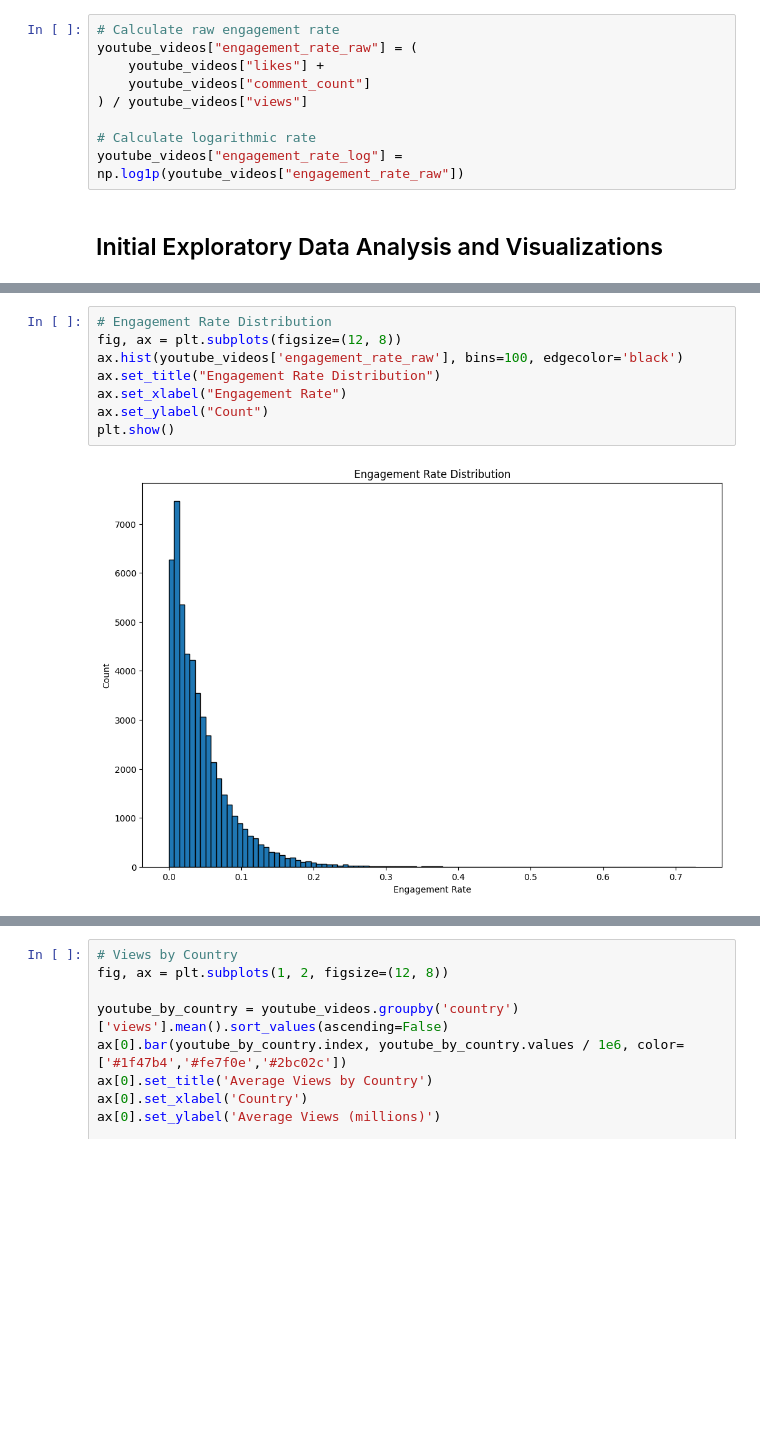
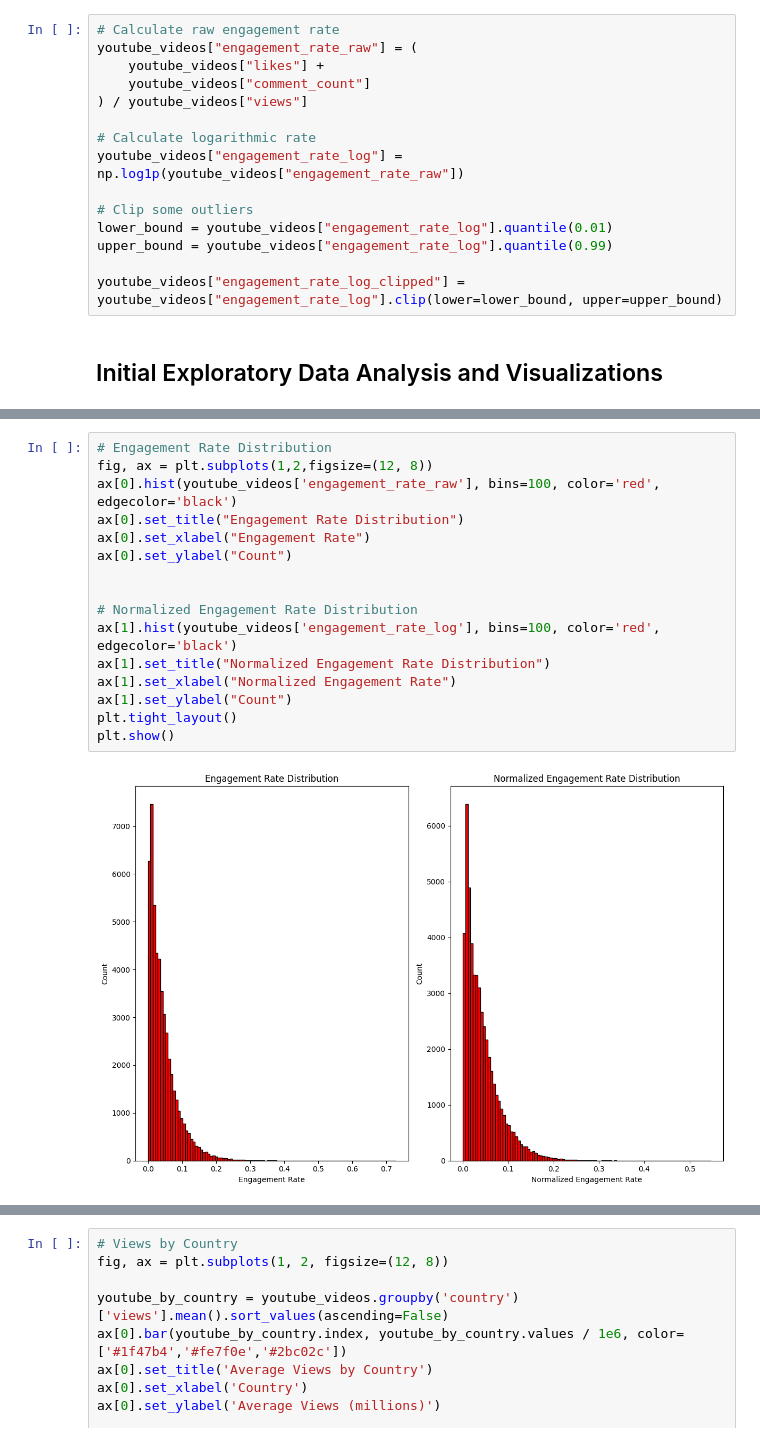
Before and after one commit to Mamaril-Jeremy/DTSC-691-Project, a Jupyter notebook: notebooks/youtube_eng_predictor.ipynb, the cells around one changed output, grey strips where cells are left out. Saved outputs shown, nothing was run; the diff lists cells and outputs as text; blank space fills up the shorter version.

```diff
--- a/notebooks/youtube_eng_predictor.ipynb
+++ b/notebooks/youtube_eng_predictor.ipynb
@@ -188,6 +194,12 @@ youtube_videos["engagement_rate_raw"] = (
 
 # Calculate logarithmic rate
 youtube_videos["engagement_rate_log"] = np.log1p(youtube_videos["engagement_rate_raw"])
+
+# Clip some outliers
+lower_bound = youtube_videos["engagement_rate_log"].quantile(0.01)
+upper_bound = youtube_videos["engagement_rate_log"].quantile(0.99)
+
+youtube_videos["engagement_rate_log_clipped"] = youtube_videos["engagement_rate_log"].clip(lower=lower_bound, upper=upper_bound)
 # %% [markdown]
 ## Initial Exploratory Data Analysis and Visualizations
 # %%
@@ -265,10 +296,18 @@ compare_props["Rand. Error %"] = (compare_props["Random %"] /
 # %%
 # Engagement Rate Distribution
-fig, ax = plt.subplots(figsize=(12, 8))
-ax.hist(youtube_videos['engagement_rate_raw'], bins=100, edgecolor='black')
-ax.set_title("Engagement Rate Distribution")
-ax.set_xlabel("Engagement Rate")
-ax.set_ylabel("Count")
+fig, ax = plt.subplots(1,2,figsize=(12, 8))
+ax[0].hist(youtube_videos['engagement_rate_raw'], bins=100, color='red', edgecolor='black')
+ax[0].set_title("Engagement Rate Distribution")
+ax[0].set_xlabel("Engagement Rate")
+ax[0].set_ylabel("Count")
+
+
+# Normalized Engagement Rate Distribution
+ax[1].hist(youtube_videos['engagement_rate_log'], bins=100, color='red', edgecolor='black')
+ax[1].set_title("Normalized Engagement Rate Distribution")
+ax[1].set_xlabel("Normalized Engagement Rate")
+ax[1].set_ylabel("Count")
+plt.tight_layout()
 plt.show()
 # %% [output]
-[figure, old version]
+[figure, new version]
```
Also changed, not shown: parts of 43 cells of this notebook, 8 other files.
